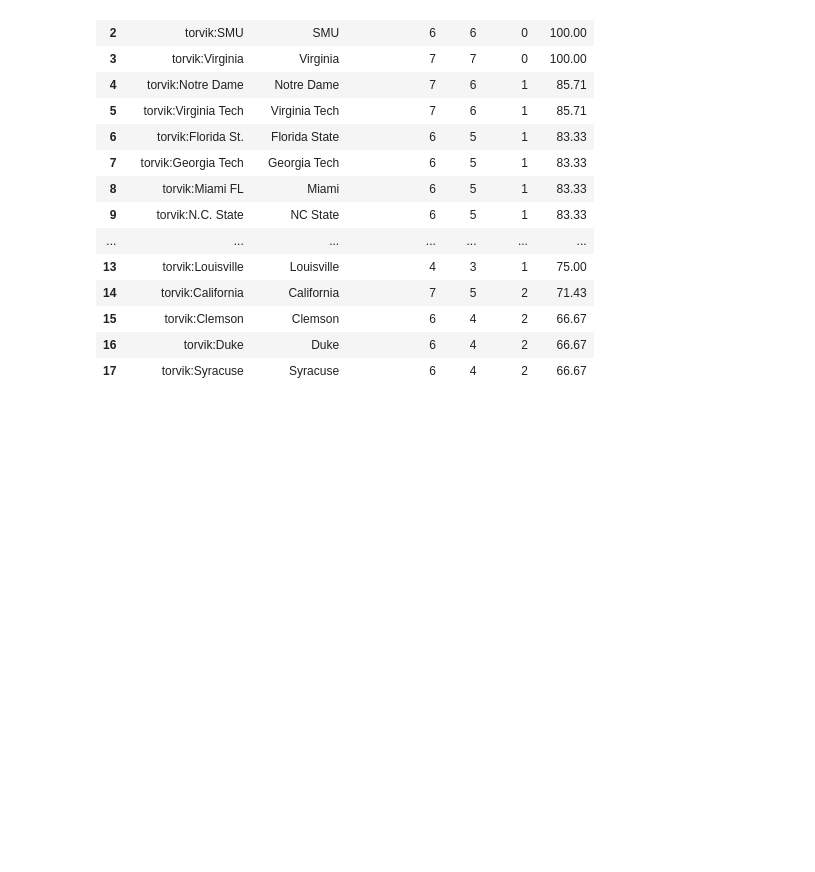
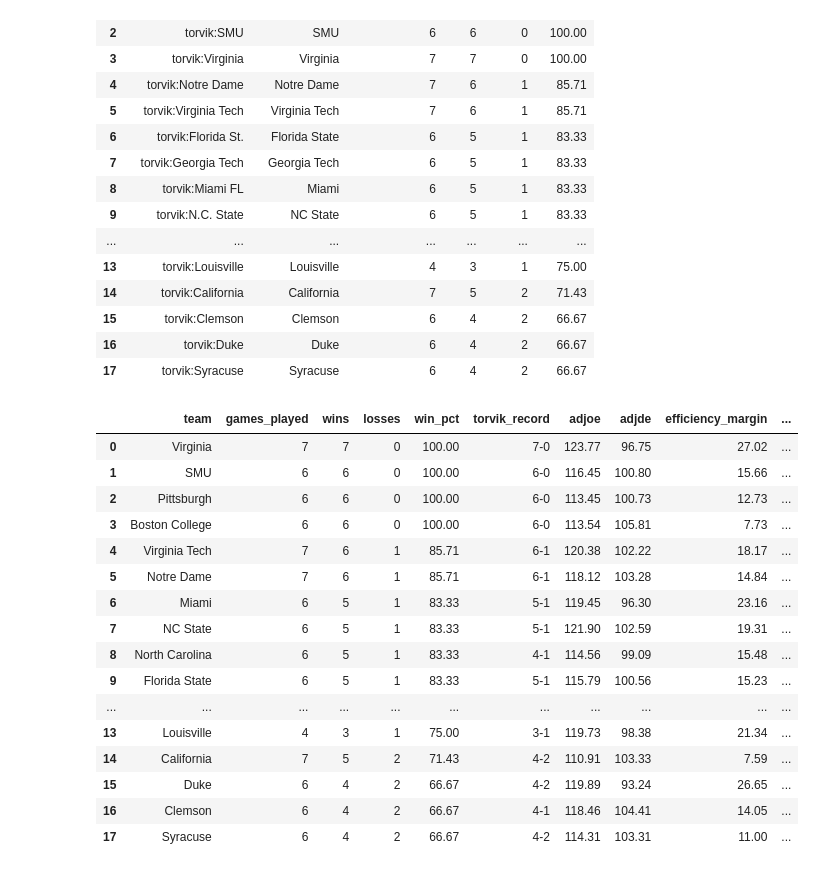
Before and after one commit to ekee7/acc_reality_check, a Jupyter notebook: ACC_Reality_Check.ipynb, the cells around one changed output. Drawn from its saved outputs; the diff is of its cells as text; code cells hidden in the pictures; blank space fills up the shorter version.

```diff
--- a/ACC_Reality_Check.ipynb
+++ b/ACC_Reality_Check.ipynb
@@ -1894,3 +1894,68 @@ display(df_q1_records)
 | 15 | torvik:Clemson | Clemson | 6 | 4 | 2 | 66.67 |
 | 16 | torvik:Duke | Duke | 6 | 4 | 2 | 66.67 |
 | 17 | torvik:Syracuse | Syracuse | 6 | 4 | 2 | 66.67 |
+# %%
+# Q1: Compare team records with Torvik ratings
+query_q1 = """
+WITH team_records AS (
+    SELECT
+        team_id,
+        COUNT(*) AS games_played,
+        SUM(CASE WHEN margin > 0 THEN 1 ELSE 0 END) AS wins,
+        SUM(CASE WHEN margin < 0 THEN 1 ELSE 0 END) AS losses,
+        ROUND(
+            100.0 * SUM(CASE WHEN margin > 0 THEN 1 ELSE 0 END)
+            / COUNT(*), 2
+        ) AS win_pct
+    FROM team_games
+    GROUP BY team_id
+)
+
+SELECT
+    t.espn_name AS team,
+    tr.games_played,
+    tr.wins,
+    tr.losses,
+    tr.win_pct,
+    r.record AS torvik_record,
+    ROUND(r.adjoe, 2) AS adjoe,
+    ROUND(r.adjde, 2) AS adjde,
+    ROUND(r.efficiency_margin, 2) AS efficiency_margin,
+    r.rank AS national_rank,
+    r.snapshot_date
+FROM teams t
+JOIN team_records tr
+    ON t.team_id = tr.team_id
+JOIN ratings r
+    ON t.team_id = r.team_id
+WHERE t.is_acc = 1
+    AND r.snapshot_date = (
+        SELECT MAX(snapshot_date)
+        FROM ratings
+    )
+ORDER BY tr.win_pct DESC, r.efficiency_margin DESC;
+"""
+
+df_q1 = pd.read_sql_query(query_q1, conn)
+
+assert len(df_q1) == 18
+
+display(df_q1)
+# %% [output]
+|  | team | games_played | wins | losses | win_pct | torvik_record | adjoe | adjde | efficiency_margin | ... |
+| 0 | Virginia | 7 | 7 | 0 | 100.00 | 7-0 | 123.77 | 96.75 | 27.02 | ... |
+| 1 | SMU | 6 | 6 | 0 | 100.00 | 6-0 | 116.45 | 100.80 | 15.66 | ... |
+| 2 | Pittsburgh | 6 | 6 | 0 | 100.00 | 6-0 | 113.45 | 100.73 | 12.73 | ... |
+| 3 | Boston College | 6 | 6 | 0 | 100.00 | 6-0 | 113.54 | 105.81 | 7.73 | ... |
+| 4 | Virginia Tech | 7 | 6 | 1 | 85.71 | 6-1 | 120.38 | 102.22 | 18.17 | ... |
+| 5 | Notre Dame | 7 | 6 | 1 | 85.71 | 6-1 | 118.12 | 103.28 | 14.84 | ... |
+| 6 | Miami | 6 | 5 | 1 | 83.33 | 5-1 | 119.45 | 96.30 | 23.16 | ... |
+| 7 | NC State | 6 | 5 | 1 | 83.33 | 5-1 | 121.90 | 102.59 | 19.31 | ... |
+| 8 | North Carolina | 6 | 5 | 1 | 83.33 | 4-1 | 114.56 | 99.09 | 15.48 | ... |
+| 9 | Florida State | 6 | 5 | 1 | 83.33 | 5-1 | 115.79 | 100.56 | 15.23 | ... |
+| ... | ... | ... | ... | ... | ... | ... | ... | ... | ... | ... |
+| 13 | Louisville | 4 | 3 | 1 | 75.00 | 3-1 | 119.73 | 98.38 | 21.34 | ... |
+| 14 | California | 7 | 5 | 2 | 71.43 | 4-2 | 110.91 | 103.33 | 7.59 | ... |
+| 15 | Duke | 6 | 4 | 2 | 66.67 | 4-2 | 119.89 | 93.24 | 26.65 | ... |
+| 16 | Clemson | 6 | 4 | 2 | 66.67 | 4-1 | 118.46 | 104.41 | 14.05 | ... |
+| 17 | Syracuse | 6 | 4 | 2 | 66.67 | 4-2 | 114.31 | 103.31 | 11.00 | ... |
```
Also changed, not shown: parts of 3 cells of this notebook.
